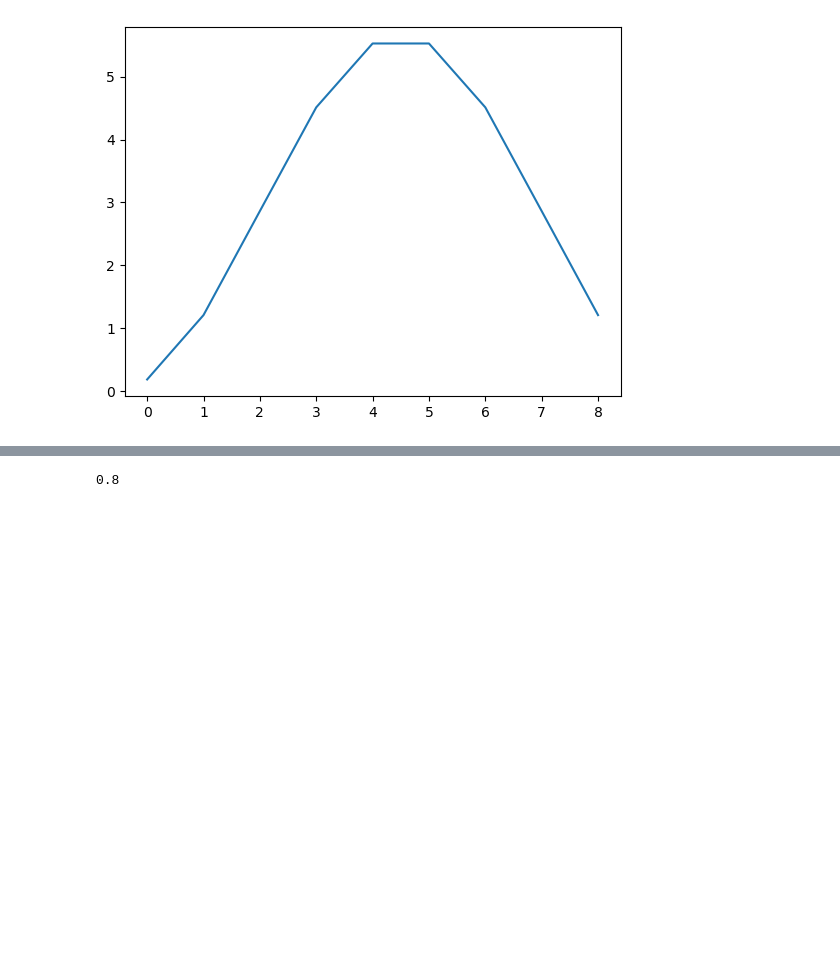
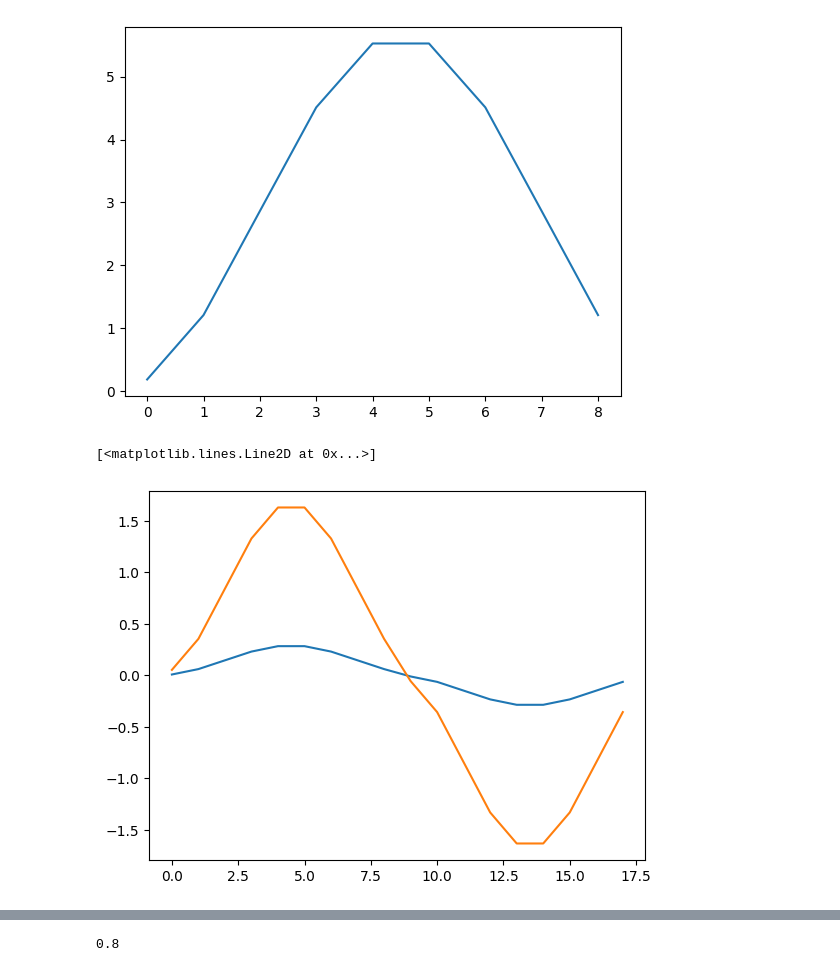
Before and after one commit to legonko/Final-project, a Jupyter notebook: lib/utils/test_path_planning.ipynb, the cells around one changed output, grey strips where cells are left out. Saved outputs shown, nothing was run; the diff lists cells and outputs as text; code cells hidden in the pictures; blank space fills up the shorter version.

```diff
--- a/lib/utils/test_path_planning.ipynb
+++ b/lib/utils/test_path_planning.ipynb
@@ -74,3 +77,16 @@ plt.plot(get_path_angles(x, Y))
 # %% [output]
 [<matplotlib.lines.Line2D at 0x...>]
 [figure]
+# %%
+# angular velocity w:
+v = 0.5 # linear velocity
+L = 0.17 # wheel base
+w = np.concatenate((v * np.tan(np.deg2rad(get_path_angles(x, Y))) / L,
+                    v * np.tan(np.deg2rad(-np.array(get_path_angles(x, Y)))) / L))
+plt.plot(w)
+# steering angle w*dt:
+dt = 0.1
+plt.plot(np.rad2deg(w*dt))
+# %% [output]
+[<matplotlib.lines.Line2D at 0x...>]
+[figure, added]
```
Also changed, not shown: parts of 6 cells of this notebook.
